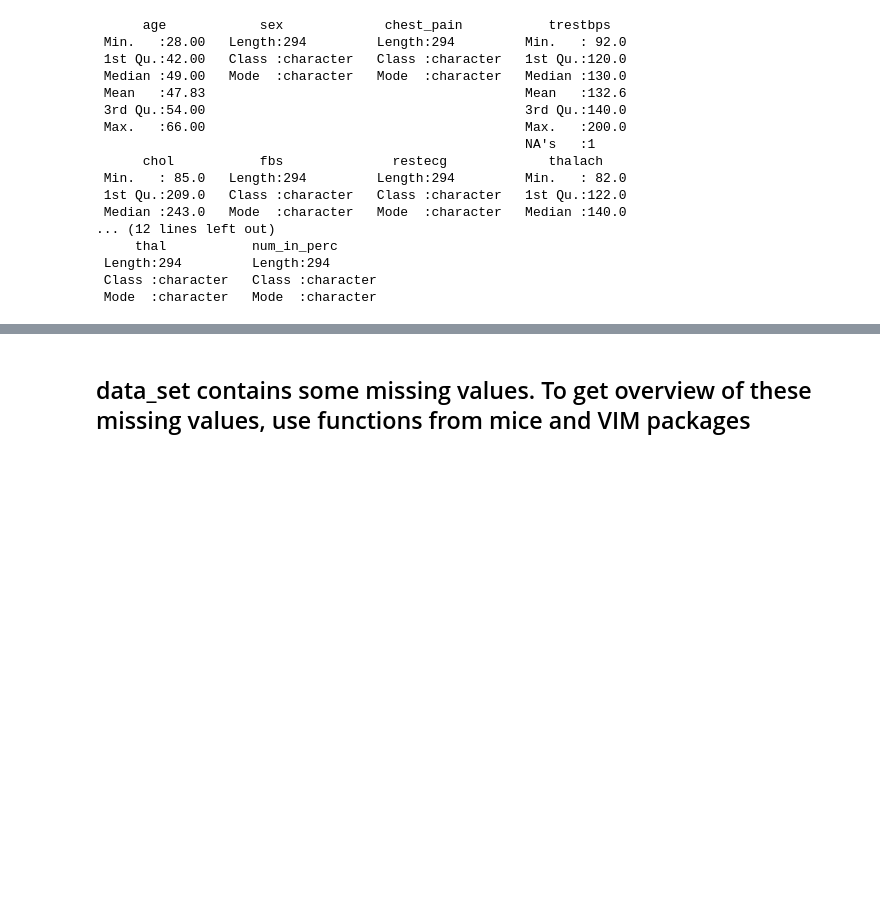
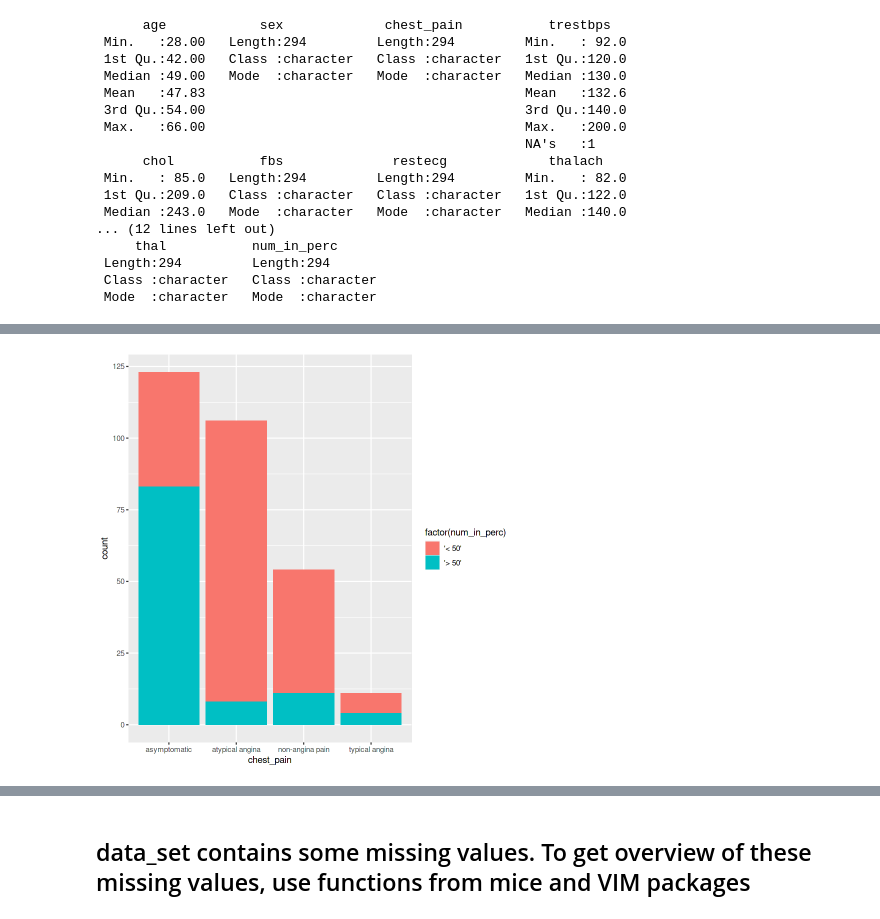
Before and after one commit to Luq16/Biomedical-Data-preprocessing, a Jupyter notebook: notebook.ipynb, the cells around one changed output, grey strips where cells are left out. Saved outputs shown, nothing was run; the diff lists cells and outputs as text; code cells hidden in the pictures; blank space fills up the shorter version.

```diff
--- a/notebook.ipynb
+++ b/notebook.ipynb
@@ -175,0 +195,5 @@ summary(data_set) # descriptive statistics
+# %%
+# stacked histogram for categorical variable
+ggplot(data_set, aes(chest_pain, fill=factor(num_in_perc))) + geom_bar()
+# %% [output]
+[figure, added]
```
Also changed, not shown: parts of 6 cells of this notebook.
